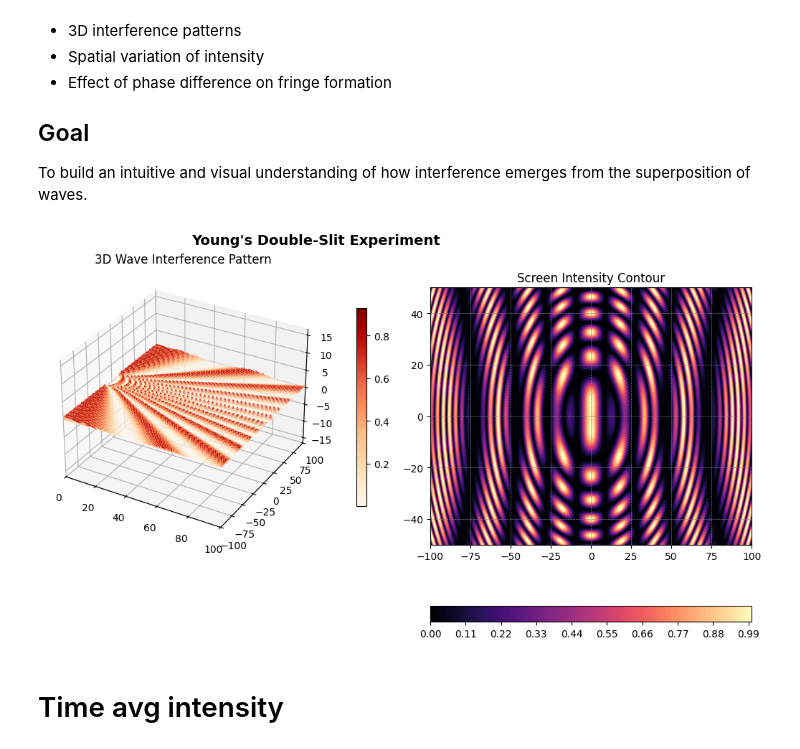
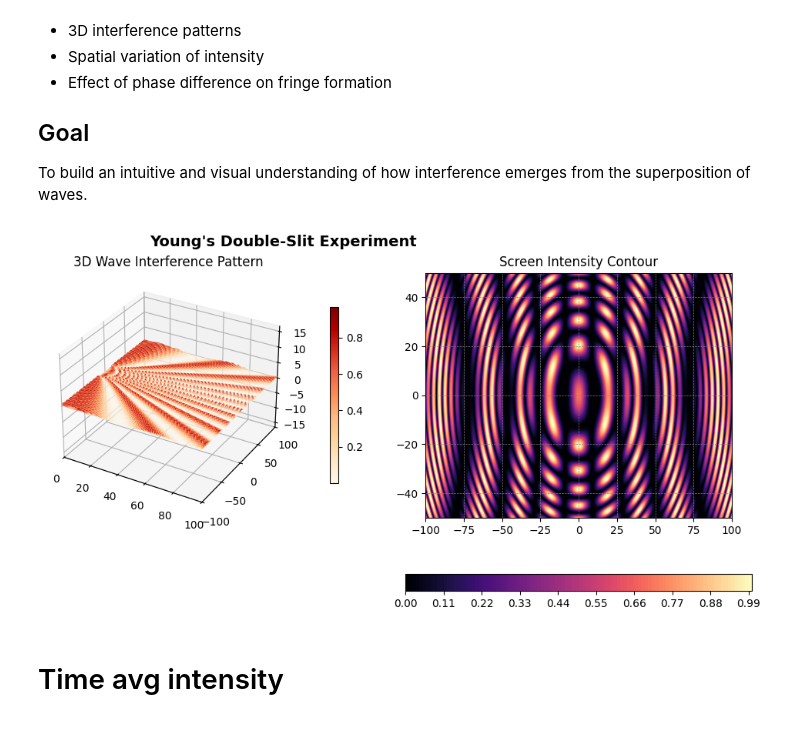
Before and after one commit to suparnajit6-glitch/Electro_Magnetism_Lab, a Jupyter notebook: EM_lab_project/YDSE/simulation/YDSE_3D.ipynb, the cells around one changed output. Saved outputs shown, nothing was run; the diff lists cells and outputs as text; code cells hidden in the pictures.

Commit message:
Made the figure a bit smaller for better view.

```diff
--- a/EM_lab_project/YDSE/simulation/YDSE_3D.ipynb
+++ b/EM_lab_project/YDSE/simulation/YDSE_3D.ipynb
@@ -94,36 +94,35 @@ def get_int_screen(t):
 
 
 
 
 #Plotting:
 
-
 Z = get_wave()/np.max(get_wave())
 
-fig = plt.figure(figsize=(12.5, 5.8), constrained_layout=True)
+fig = plt.figure(figsize=(12.5, 5), constrained_layout=True)
 fig.suptitle("Young's Double-Slit Experiment", fontsize=14, fontweight="bold")
 gs = fig.add_gridspec(1, 2, width_ratios=[1.4, 1])
 
 ax1 = fig.add_subplot(gs[0, 0], projection='3d')
 ax1.set_title("3D Wave Interference Pattern")
 box = ax1.plot_surface(X, Y, Z, cmap="OrRd", linewidth=0, antialiased=True, rcount=220, ccount=220)
 fig.colorbar(box, ax=ax1, shrink=0.72, pad=0.08)
 ax1.set_xlim3d(0,S)
 ax1.set_ylim3d(min(y), max(y))
 ax1.set_zlim3d(min(z)/3,max(z)/3)
 
 ax2 = fig.add_subplot(gs[0, 1])
 ax2.set_title("Screen Intensity Contour")
 ax2.set_box_aspect(0.8)
 ax2.set_xlim(min(y), max(y))
 ax2.set_ylim(min(z),max(z))
 cont2 = ax2.contourf(Γ,ζ,get_int_screen(t)[0]/np.max(get_int_screen(t)[0]),levels=100,cmap="magma")
 ax2.grid(True,color="gray",linestyle="--",linewidth=0.5)
 fig.colorbar(cont2, ax=ax2, orientation="horizontal", pad=0.14, fraction=0.08)
 
 plt.show()
 # %% [output]
-[figure, old version]
+[figure, new version]
 # %% [markdown]
 # Time avg intensity
 # %%
```
